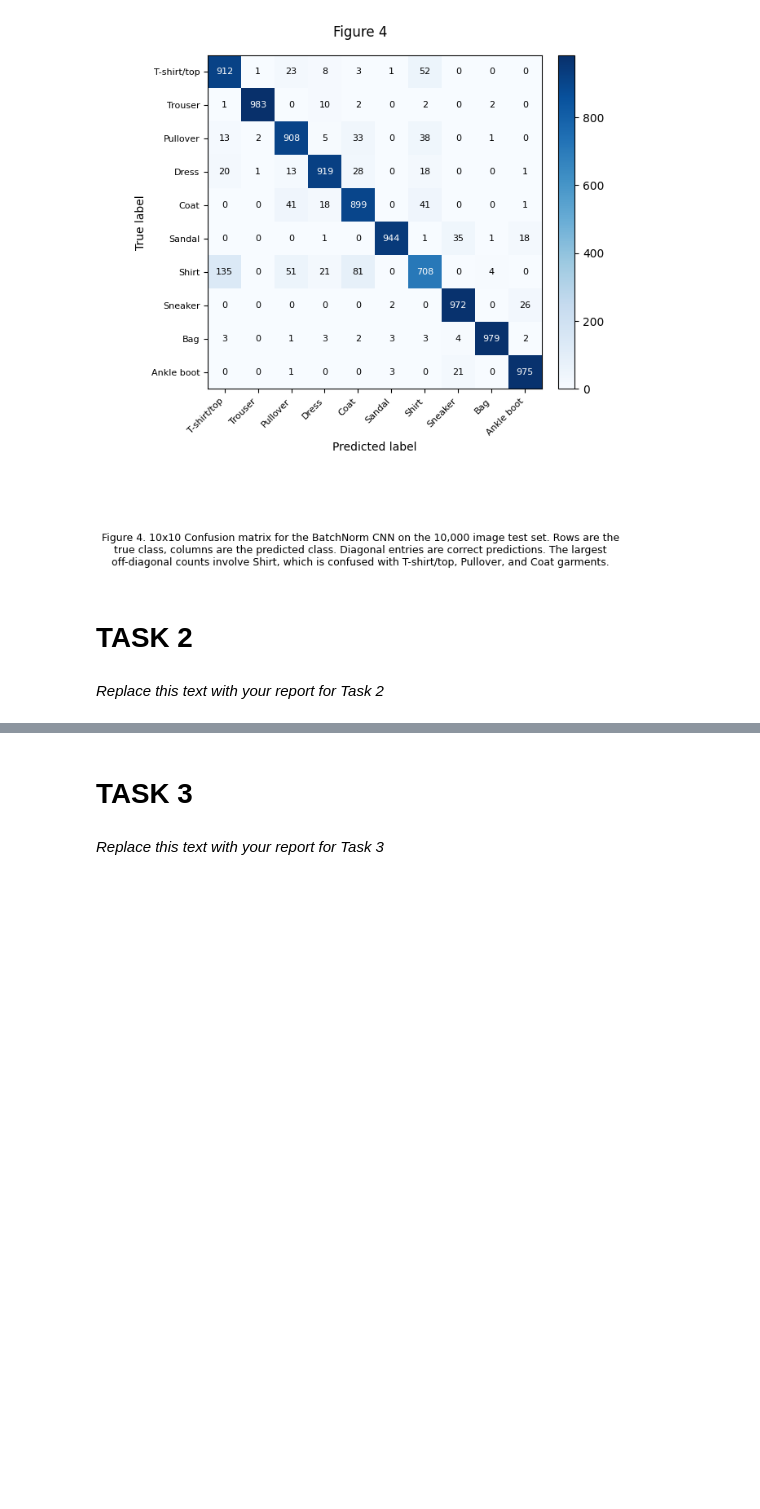
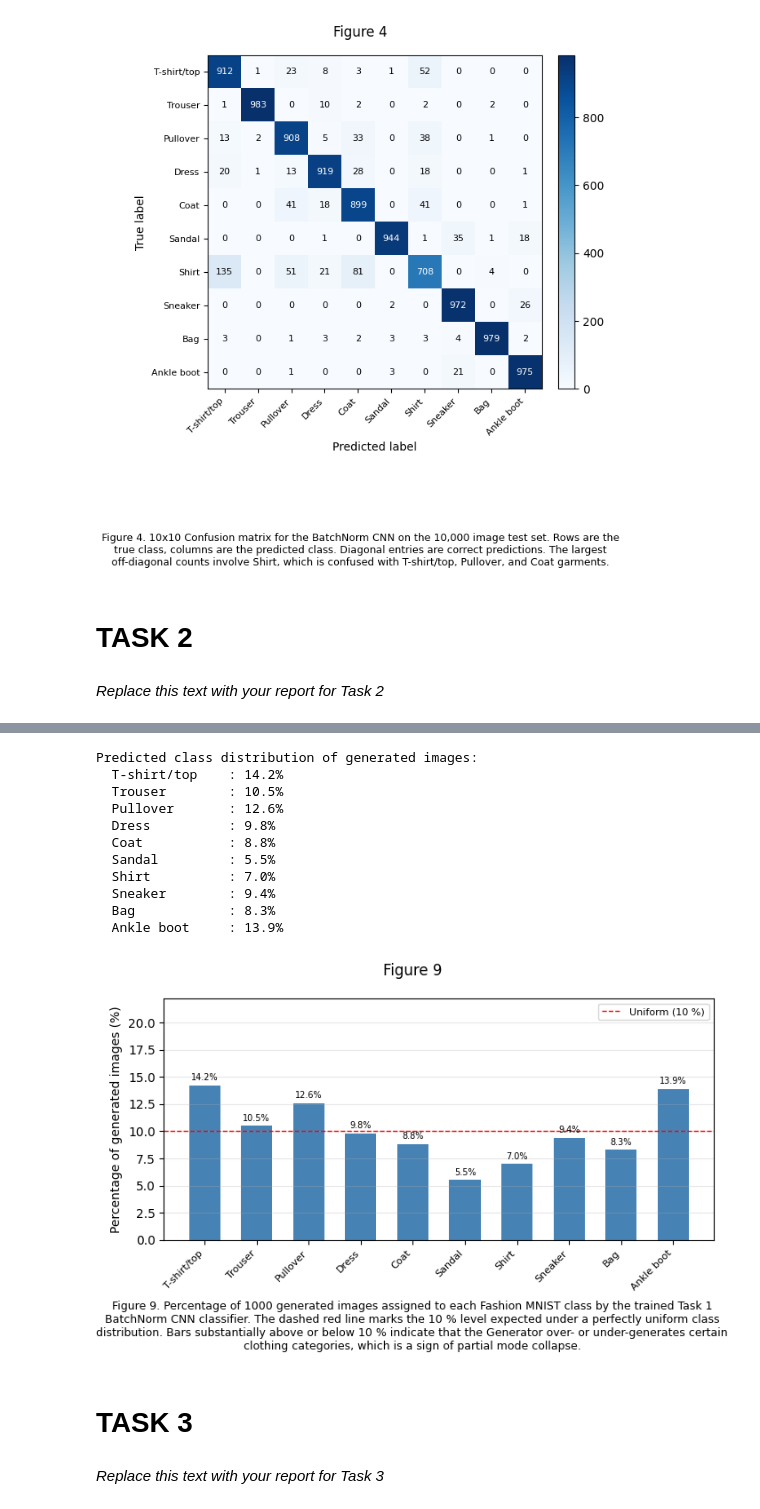
Before and after one commit to Noah-To/NN-Draft, a Jupyter notebook: 283284.ipynb, the cells around one changed output, grey strips where cells are left out. Cells and saved outputs as stored; diff of their text form; code cells hidden in the pictures; blank space fills up the shorter version.

```diff
--- a/283284.ipynb
+++ b/283284.ipynb
@@ -653,3 +1007,82 @@ Per-class test accuracy (BatchNorm CNN):
+# %%
+# Figure 9: Class distribution of generated images as classified by the Task 1 CNN
+# each of the 10 Fashion MNIST classes should appear ~10% of the time.
+# A deviation from uniform  reveals which classes G over/undergenerates
+# The trained Task 1 BatchNorm classifier (model_bn) expects images normalised
+# with mean=0.2860, std=0.3530. G outputs in [-1, 1] (Tanh)
+CLASSIFIER_MEAN = 0.2860
+CLASSIFIER_STD  = 0.3530
+
+N_GEN = 1000
+
+model_bn.eval()
+G.eval()
+
+with torch.no_grad():
+    # sample N_GEN noise vectors and generate images
+    z_cls = torch.randn(N_GEN, LATENT_DIM, device=device)
+    gen_cls = G(z_cls)
+
+    # rescale from [-1, 1] to [0, 1]
+    gen_cls_01 = (gen_cls + 1.0) / 2.0
+
+    # re-normalise to match the classifier's expected input distribution
+    gen_cls_norm = (gen_cls_01 - CLASSIFIER_MEAN) / CLASSIFIER_STD
+
+    # forward pass through the Task 1 classifier to get class predictions
+    logits = model_bn(gen_cls_norm)
+    predicted = torch.argmax(logits, dim=1).cpu().numpy()
+
+class_counts = np.array([(predicted == i).sum() for i in range(len(CLASSES))])
+class_pcts = class_counts / N_GEN * 100
+
+print("Predicted class distribution of generated images:")
+for cls, pct in zip(CLASSES, class_pcts):
+    print(f"  {cls:15s}: {pct:.1f}%")
+
+figWidth  = 18.
+figHeight = 10.
+fig, ax = plt.subplots(figsize=tuple(np.array((figWidth, figHeight)) / 2.54))
+fig.suptitle('Figure 9')
+
+x = np.arange(len(CLASSES))
+bars = ax.bar(x, class_pcts, color='steelblue', width=0.6)
+
+ax.axhline(100.0 / len(CLASSES), color='red', linestyle='--', linewidth=1.0,
+           label='Uniform (10 %)')
+
+for bar, pct in zip(bars, class_pcts):
+    ax.text(bar.get_x() + bar.get_width() / 2, bar.get_height() + 0.3,
+            f'{pct:.1f}%', ha='center', va='bottom', fontsize=7)
+
+ax.set_xticks(x)
+ax.set_xticklabels(CLASSES, rotation=45, ha='right', fontsize=8)
+ax.set_ylabel('Percentage of generated images (%)')
+ax.set_ylim([0, max(class_pcts) + 8])
+ax.legend(fontsize=8)
+ax.grid(True, axis='y', alpha=0.3)
+
+txt = (f"Figure 9. Percentage of {N_GEN} generated images assigned to each of the 10 Fashion MNIST class by the trained Task 1 BatchNorm CNN classifier. "
+       f"The red line marks the 10 % level expected under a perfectly uniform class distribution. "
+       f"Bars substantially above or below 10 % indicate that the Generator over/undergenerates "
+       f"certain clothing categories, which is a sign of partial mode collapse.")
+plt.figtext(0.5, -0.12, txt, wrap=True, horizontalalignment='center', fontsize=9)
+
+plt.tight_layout()
+plt.show()
+# %% [output]
+Predicted class distribution of generated images:
+  T-shirt/top    : 14.2%
+  Trouser        : 10.5%
+  Pullover       : 12.6%
+  Dress          : 9.8%
+  Coat           : 8.8%
+  Sandal         : 5.5%
+  Shirt          : 7.0%
+  Sneaker        : 9.4%
+  Bag            : 8.3%
+  Ankle boot     : 13.9%
+[figure, added]
 # %% [markdown]
 # TASK 3 <ignore>
 # %% [markdown]
```
Also changed, not shown: parts of 12 cells of this notebook.
